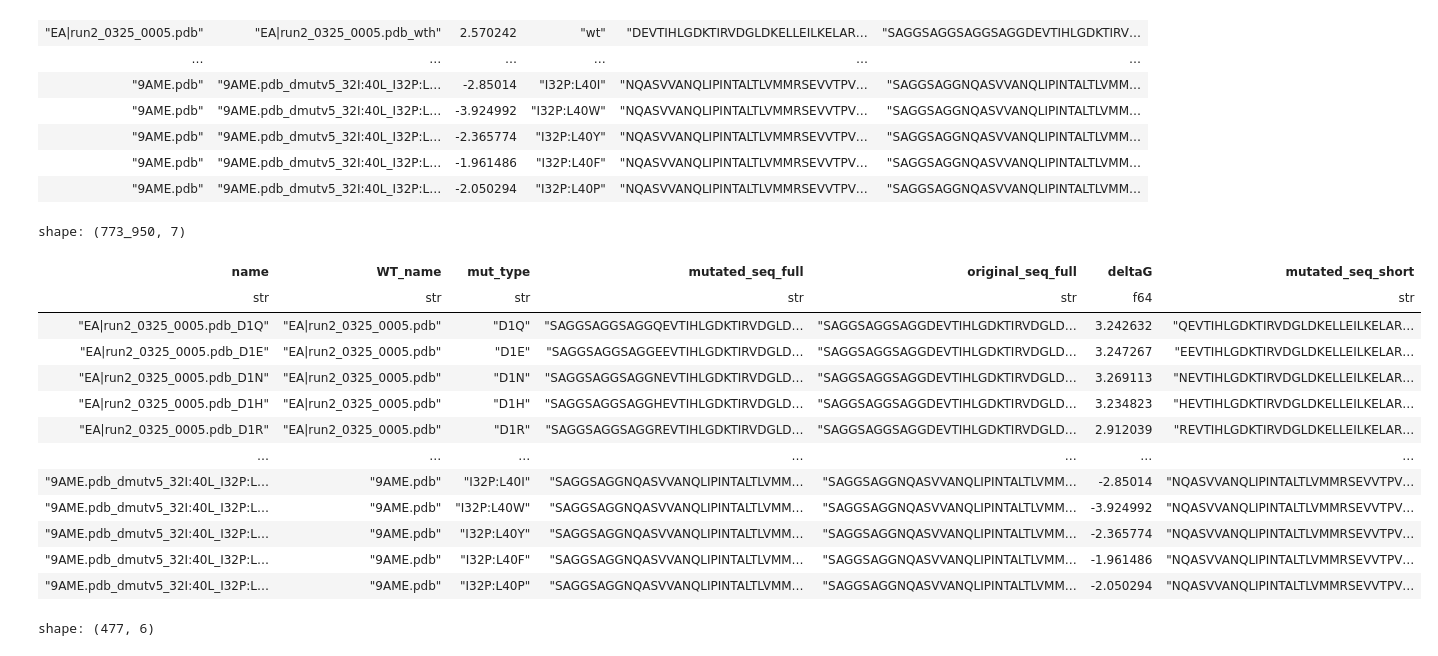
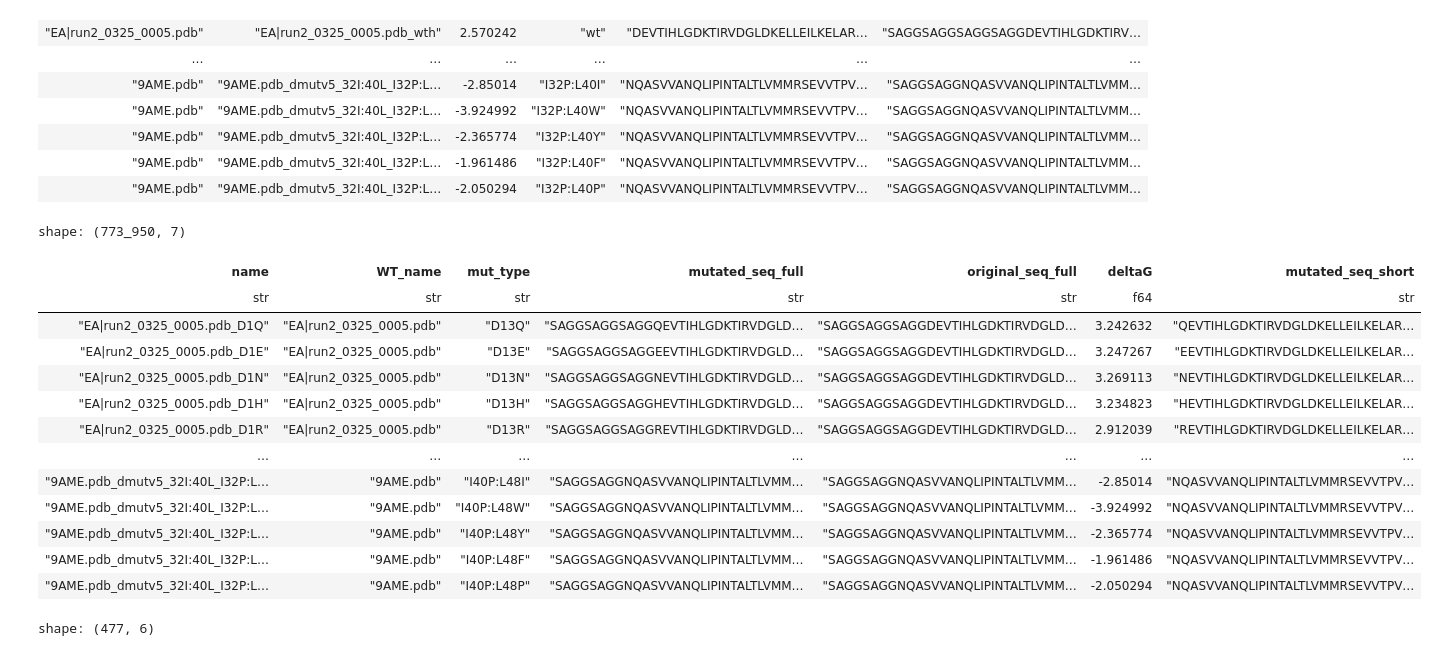
Before and after one commit to vlccek/Master_thesis-Prediction_protein_stability, a Jupyter notebook: protbert/megascale_dataset_preparation.ipynb, the cells around one changed output. Saved outputs shown, nothing was run; the diff lists cells and outputs as text; code cells hidden in the pictures.

```diff
--- a/protbert/megascale_dataset_preparation.ipynb
+++ b/protbert/megascale_dataset_preparation.ipynb
@@ -95,44 +95,97 @@ def reconstruct_original_sequence(
         reverted_seq = (
             reverted_seq[:absolute_index] +
             original_aa +
             reverted_seq[absolute_index + 1:]
         )
 
     if reverted_seq == mutated_seq_full:
         return "-"
     return reverted_seq
 
 
 df_not_wt = df_not_wt.with_columns(
     pl.struct(['mut_type', 'mutated_seq_full', "mutated_seq_short"])
     .map_elements(
         lambda row: reconstruct_original_sequence(row['mutated_seq_short'], row['mut_type'], row['mutated_seq_full']),
         return_dtype=pl.String)
     # Výsledek uložíme do nového sloupce 'mutated_seq'
     .alias('original_seq_full'),
 
 )
 
 df_not_wt = df_not_wt.select(['name', 'WT_name', 'mut_type', 'mutated_seq_full', 'original_seq_full', "deltaG", "mutated_seq_short"])
 
+
+LINKER_OFFSET = 0
+
+def calculate_multi_mutation_code(struct):
+    """
+    Porovná WT a MUT sekvenci a vrátí string všech mutací oddělených dvojtečkou.
+    Např.: "D1Q:K5R"
+    """
+    wt = struct['wt']
+    mut = struct['mut']
+
+    # 1. Pokud jsou identické -> WT
+    if wt == mut:
+        return "WT"
+
+    # 2. Kontrola délky (pro jednoduchost předpokládáme substituce)
+    if len(wt) != len(mut):
+        # Pokud se délky liší, je to inzerce/delece.
+        # Zde vracíme speciální značku, nebo bychom museli implementovat alignment.
+        return "INDEL_OR_LEN_MISMATCH"
+
+    mutations = []
+
+    # 3. Iterace přes celou sekvenci
+    # zip() nám umožní jít po obou sekvencích naráz
+    for i, (aa_wt, aa_mut) in enumerate(zip(wt, mut)):
+        if aa_wt != aa_mut:
+            # Výpočet pozice:
+            # (i + 1) převede 0-based index na 1-based (biologický)
+            # (- LINKER_OFFSET) odečte linker na začátku
+            pos = (i + 1) - LINKER_OFFSET
+
+            # Sestavení kódu mutace: Původní + Pozice + Nová
+            mutation_str = f"{aa_wt}{pos}{aa_mut}"
+            mutations.append(mutation_str)
+
+    # 4. Spojení všech nalezených mutací dvojtečkou
+    if not mutations:
+        return "WT" # Fallback, kdyby se nenašlo nic
+
+    return ":".join(mutations)
+
+
+df_not_wt = df_not_wt.with_columns(
+    pl.struct([
+        pl.col("original_seq_full").alias("wt"),
+        pl.col("mutated_seq_full").alias("mut")
+    ])
+    .map_elements(calculate_multi_mutation_code, return_dtype=pl.String)
+    .alias("mut_type")
+)
+
+
 # Přejmenování sloupce 'aa_seq' pro lepší srozumitelnost
 
 df_not_wt
 # %% [output]
 shape: (773_950, 7)
 | name | WT_name | mut_type | mutated_seq_full | original_seq_full | deltaG | mutated_seq_short |
 | str | str | str | str | str | f64 | str |
-| "EA|run2_0325_0005.pdb_D1Q" | "EA|run2_0325_0005.pdb" | "D1Q" | "SAGGSAGGSAGGQEVTIHLGDKTIRVDGLD… | "SAGGSAGGSAGGDEVTIHLGDKTIRVDGLD… | 3.242632 | "QEVTIHLGDKTIRVDGLDKELLEILKELAR… |
-| "EA|run2_0325_0005.pdb_D1E" | "EA|run2_0325_0005.pdb" | "D1E" | "SAGGSAGGSAGGEEVTIHLGDKTIRVDGLD… | "SAGGSAGGSAGGDEVTIHLGDKTIRVDGLD… | 3.247267 | "EEVTIHLGDKTIRVDGLDKELLEILKELAR… |
-| "EA|run2_0325_0005.pdb_D1N" | "EA|run2_0325_0005.pdb" | "D1N" | "SAGGSAGGSAGGNEVTIHLGDKTIRVDGLD… | "SAGGSAGGSAGGDEVTIHLGDKTIRVDGLD… | 3.269113 | "NEVTIHLGDKTIRVDGLDKELLEILKELAR… |
-| "EA|run2_0325_0005.pdb_D1H" | "EA|run2_0325_0005.pdb" | "D1H" | "SAGGSAGGSAGGHEVTIHLGDKTIRVDGLD… | "SAGGSAGGSAGGDEVTIHLGDKTIRVDGLD… | 3.234823 | "HEVTIHLGDKTIRVDGLDKELLEILKELAR… |
-| "EA|run2_0325_0005.pdb_D1R" | "EA|run2_0325_0005.pdb" | "D1R" | "SAGGSAGGSAGGREVTIHLGDKTIRVDGLD… | "SAGGSAGGSAGGDEVTIHLGDKTIRVDGLD… | 2.912039 | "REVTIHLGDKTIRVDGLDKELLEILKELAR… |
+| "EA|run2_0325_0005.pdb_D1Q" | "EA|run2_0325_0005.pdb" | "D13Q" | "SAGGSAGGSAGGQEVTIHLGDKTIRVDGLD… | "SAGGSAGGSAGGDEVTIHLGDKTIRVDGLD… | 3.242632 | "QEVTIHLGDKTIRVDGLDKELLEILKELAR… |
+| "EA|run2_0325_0005.pdb_D1E" | "EA|run2_0325_0005.pdb" | "D13E" | "SAGGSAGGSAGGEEVTIHLGDKTIRVDGLD… | "SAGGSAGGSAGGDEVTIHLGDKTIRVDGLD… | 3.247267 | "EEVTIHLGDKTIRVDGLDKELLEILKELAR… |
+| "EA|run2_0325_0005.pdb_D1N" | "EA|run2_0325_0005.pdb" | "D13N" | "SAGGSAGGSAGGNEVTIHLGDKTIRVDGLD… | "SAGGSAGGSAGGDEVTIHLGDKTIRVDGLD… | 3.269113 | "NEVTIHLGDKTIRVDGLDKELLEILKELAR… |
+| "EA|run2_0325_0005.pdb_D1H" | "EA|run2_0325_0005.pdb" | "D13H" | "SAGGSAGGSAGGHEVTIHLGDKTIRVDGLD… | "SAGGSAGGSAGGDEVTIHLGDKTIRVDGLD… | 3.234823 | "HEVTIHLGDKTIRVDGLDKELLEILKELAR… |
+| "EA|run2_0325_0005.pdb_D1R" | "EA|run2_0325_0005.pdb" | "D13R" | "SAGGSAGGSAGGREVTIHLGDKTIRVDGLD… | "SAGGSAGGSAGGDEVTIHLGDKTIRVDGLD… | 2.912039 | "REVTIHLGDKTIRVDGLDKELLEILKELAR… |
 | … | … | … | … | … | … | … |
-| "9AME.pdb_dmutv5_32I:40L_I32P:L… | "9AME.pdb" | "I32P:L40I" | "SAGGSAGGNQASVVANQLIPINTALTLVMM… | "SAGGSAGGNQASVVANQLIPINTALTLVMM… | -2.85014 | "NQASVVANQLIPINTALTLVMMRSEVVTPV… |
-| "9AME.pdb_dmutv5_32I:40L_I32P:L… | "9AME.pdb" | "I32P:L40W" | "SAGGSAGGNQASVVANQLIPINTALTLVMM… | "SAGGSAGGNQASVVANQLIPINTALTLVMM… | -3.924992 | "NQASVVANQLIPINTALTLVMMRSEVVTPV… |
-| "9AME.pdb_dmutv5_32I:40L_I32P:L… | "9AME.pdb" | "I32P:L40Y" | "SAGGSAGGNQASVVANQLIPINTALTLVMM… | "SAGGSAGGNQASVVANQLIPINTALTLVMM… | -2.365774 | "NQASVVANQLIPINTALTLVMMRSEVVTPV… |
-| "9AME.pdb_dmutv5_32I:40L_I32P:L… | "9AME.pdb" | "I32P:L40F" | "SAGGSAGGNQASVVANQLIPINTALTLVMM… | "SAGGSAGGNQASVVANQLIPINTALTLVMM… | -1.961486 | "NQASVVANQLIPINTALTLVMMRSEVVTPV… |
-| "9AME.pdb_dmutv5_32I:40L_I32P:L… | "9AME.pdb" | "I32P:L40P" | "SAGGSAGGNQASVVANQLIPINTALTLVMM… | "SAGGSAGGNQASVVANQLIPINTALTLVMM… | -2.050294 | "NQASVVANQLIPINTALTLVMMRSEVVTPV… |
+| "9AME.pdb_dmutv5_32I:40L_I32P:L… | "9AME.pdb" | "I40P:L48I" | "SAGGSAGGNQASVVANQLIPINTALTLVMM… | "SAGGSAGGNQASVVANQLIPINTALTLVMM… | -2.85014 | "NQASVVANQLIPINTALTLVMMRSEVVTPV… |
+| "9AME.pdb_dmutv5_32I:40L_I32P:L… | "9AME.pdb" | "I40P:L48W" | "SAGGSAGGNQASVVANQLIPINTALTLVMM… | "SAGGSAGGNQASVVANQLIPINTALTLVMM… | -3.924992 | "NQASVVANQLIPINTALTLVMMRSEVVTPV… |
+| "9AME.pdb_dmutv5_32I:40L_I32P:L… | "9AME.pdb" | "I40P:L48Y" | "SAGGSAGGNQASVVANQLIPINTALTLVMM… | "SAGGSAGGNQASVVANQLIPINTALTLVMM… | -2.365774 | "NQASVVANQLIPINTALTLVMMRSEVVTPV… |
+| "9AME.pdb_dmutv5_32I:40L_I32P:L… | "9AME.pdb" | "I40P:L48F" | "SAGGSAGGNQASVVANQLIPINTALTLVMM… | "SAGGSAGGNQASVVANQLIPINTALTLVMM… | -1.961486 | "NQASVVANQLIPINTALTLVMMRSEVVTPV… |
+| "9AME.pdb_dmutv5_32I:40L_I32P:L… | "9AME.pdb" | "I40P:L48P" | "SAGGSAGGNQASVVANQLIPINTALTLVMM… | "SAGGSAGGNQASVVANQLIPINTALTLVMM… | -2.050294 | "NQASVVANQLIPINTALTLVMMRSEVVTPV… |
 # %%
 df_wt = df.filter(pl.col('name') == pl.col('WT_name')).filter(pl.col('mut_type') == 'wt')
 df_wt
```
Also changed, not shown: parts of 2 cells of this notebook, 8 other files.
